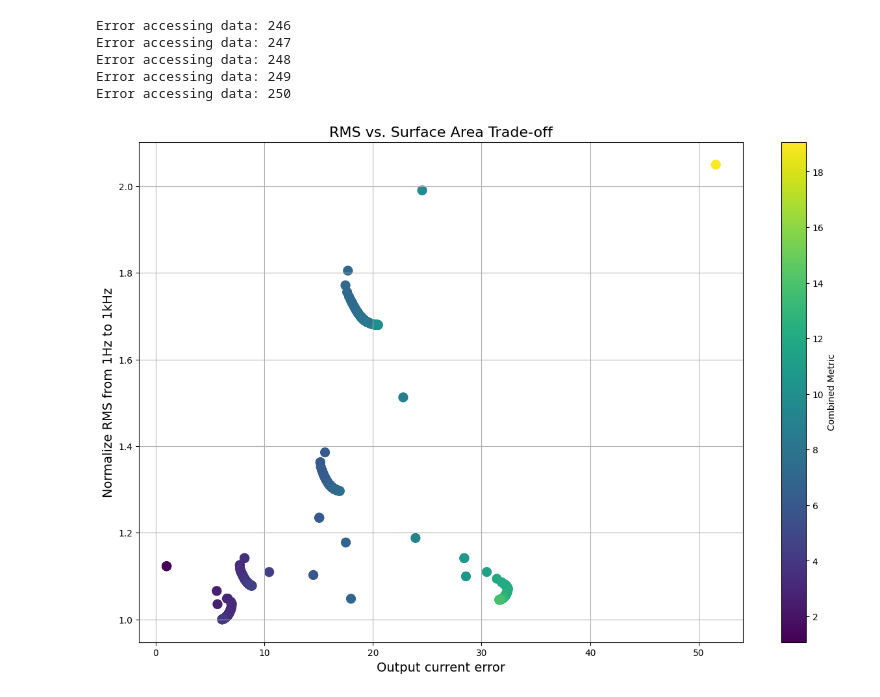
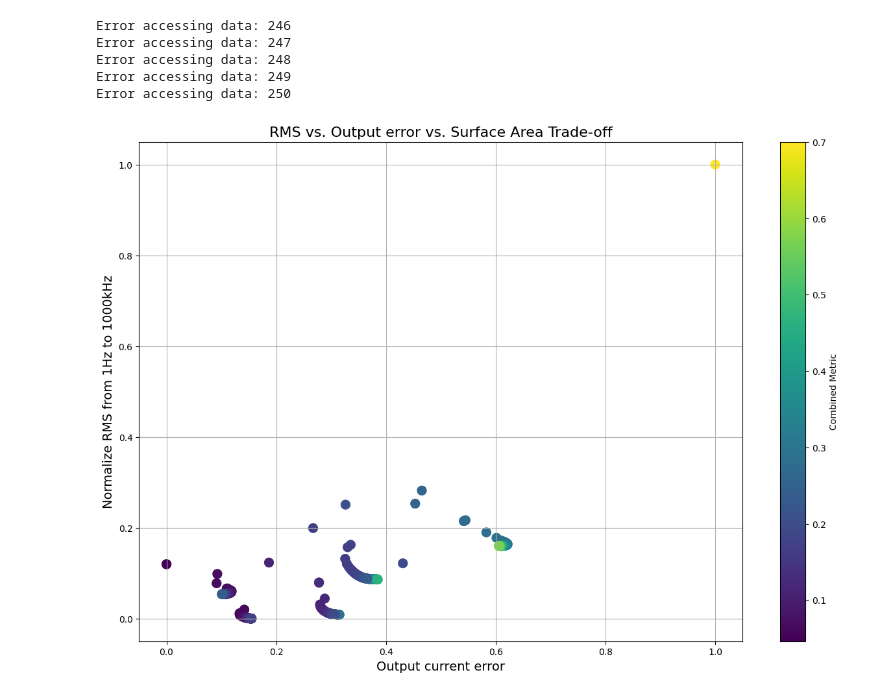
Before and after one commit to BaoTON1701/DAC_rationale-, a Jupyter notebook: ST_plot.ipynb, the cells around one changed output. Saved outputs shown, nothing was run; the diff lists cells and outputs as text; code cells hidden in the pictures.

```diff
--- a/ST_plot.ipynb
+++ b/ST_plot.ipynb
@@ -821,7 +828,7 @@ Error accessing data: 249
 Error accessing data: 250
 # %%
 # Normalize the data
-RMS = np.sqrt(RMS_11000)
+RMS = (RMS_11000)
 RMS_norm = RMS / np.min(RMS)
 # Calculate the combined metric (weighted sum)
 w1 = 0.5
@@ -855,9 +862,11 @@ plt.show()
 # Print ranked data with original index
 print("Ranked Data:")
 best_index = rank_indices[0]  # Get the original index of the best-ranked solution
-print(f"The best-ranked solution is at index: {best_index}")
 
-for i in range(len(ranked_metric)):
-    original_index = rank_indices[i]
-    print(f"Rank {i+1} (Index: {original_index}): RMS = {ranked_RMS[i]:.2e} A, normalise_RMS = {(ranked_RMS[i]/min(RMS)):.2e}, Area = {ranked_area[i]:.1f} um^2, normalised area = {(ranked_area[i]/(min(area))):.1f}")
+#un comment this to show the rank
+# print(f"The best-ranked solution is at index: {best_index}")
+
+# for i in range(len(ranked_metric)):
+#     original_index = rank_indices[i]
+#     print(f"Rank {i+1} (Index: {original_index}): RMS = {ranked_RMS[i]:.2e} A, normalise_RMS = {(ranked_RMS[i]/min(RMS)):.2e}, Area = {ranked_area[i]:.1f} um^2, normalised area = {(ranked_area[i]/(min(area))):.1f}")
 # %% [output]
@@ -905,14 +898,15 @@ plt.show()
 RMS_1_1100 = [[], [], [], [], []]
 RMS_2_1100 = [[], [], [], [], []]
 size1 = 245
-
+fmin = 1
+fmax = 100
 for i in range(5):
     for j in range(size1):
         try:
             index = 1 + i + j * 5
             # Assuming the first column (index 0) is frequency in both DataFrames
-            RMS_1_1100[i].append(integral(noise_1[0][0:200], noise_1[index][0:200]))
-            RMS_2_1100[i].append(integral(noise_2[0][0:200], noise_2[index][0:200]))
+            RMS_1_1100[i].append(find_RMS(fmin, fmax, noise_1[0][0:200], noise_1[index][0:200]))
+            RMS_2_1100[i].append(find_RMS(fmin, fmax, noise_2[0][0:200], noise_2[index][0:200]))
 
         except (IndexError, KeyError) as e:
             print(f"Error accessing data: {e}")
@@ -945,50 +939,60 @@ Error accessing data: 250
 # plt.figtext(0.5, 0.01, note , ha="center", fontsize=16, va="bottom")
 # %%
 # Normalize the data
-RMS_1100 = np.sqrt(RMS)
-RMS_norm = RMS / np.min(RMS)
+# RMS_1100 = np.sqrt(RMS)
+# RMS_norm = RMS / np.min(RMS)
 
-err = np.abs(np.abs(Iout) - 1)
-err_norm = err / np.min(err)
-# Calculate the combined metric (weighted sum)
-w1 = 0.35
-w2 = 0.35
-w3 = 0.3
+# err = np.abs(np.abs(Iout) - 1)
+# err_norm = err / np.min(err)
+# --- Improved Normalization ---
+def normalize_data(data):
+    """Normalizes data using min-max scaling to a range of 0 to 1."""
+    return (data - np.min(data)) / (np.max(data) - np.min(data))
+
+RMS_norm = normalize_data((RMS_1100))
+err_norm = normalize_data(np.abs(np.abs(Iout) - 1))
+area_norm = normalize_data(area)
+
+# --- Weighted Ranking ---
+w1 = 0.35  # Weight for RMS
+w2 = 0.35  # Weight for error
+w3 = 0.3   # Weight for area
 combined_metric = w1 * RMS_norm + w2 * err_norm + w3 * area_norm
 
+# ... (rest of the code for ranking and plotting remains the same)
 # Rank the data points (lower is better)
 rank_indices = np.argsort(combined_metric)
-ranked_RMS = RMS[rank_indices]
+ranked_RMS = RMS_1100[rank_indices]
 ranked_err = err[rank_indices]
 ranked_area = area[rank_indices]
 ranked_metric = combined_metric[rank_indices]
 
 # Scatter plot with color-coded combined metric
 plt.figure(figsize=(15,10))
 scatter = plt.scatter(err_norm, RMS_norm, c=combined_metric, cmap='viridis', s=100)
 plt.colorbar(scatter, label='Combined Metric')
 plt.xlabel('Output current error', fontsize=14)
-plt.ylabel('Normalize RMS from 1Hz to 1kHz', fontsize=14)
-plt.title('RMS vs. Surface Area Trade-off', fontsize=16)
+plt.ylabel(f'Normalize RMS from {fmin}Hz to {fmax}kHz', fontsize=14)
+plt.title('RMS vs. Output error vs. Surface Area Trade-off', fontsize=16)
 
 # # Annotate points with rank, surface area, and original index
 # for i, txt in enumerate(ranked_area):
 #     original_index = rank_indices[i]  # Get the original index
 #     # plt.annotate(f'{i+1} ({original_index})',
 #                  (RMS[original_index], noise_10MHz_norm[original_index]),
 #                  textcoords="offset points", xytext=(5,5), ha='center', fontsize=8)
 # plt.xlim(1,2)
 plt.grid(True)
 plt.show()
 
 # Print ranked data with original index
 print("Ranked Data:")
 best_index = rank_indices[0]  # Get the original index of the best-ranked solution
 print(f"The best-ranked solution is at index: {best_index}")
 
 for i in range(len(ranked_metric)):
     original_index = rank_indices[i]
-    print(f"Rank {i+1} (Index: {original_index}): RMS = {ranked_RMS[i]:.2e} A, normalise_RMS = {(ranked_RMS[i]/min(RMS)):.2e}, Area = {ranked_area[i]:.1f} um^2, normalised area = {(ranked_area[i]/(min(area))):.1f}")
+    print(f"Rank {i+1} ({Case[original_index]}, M = {M_new[original_index]}, nnpn = {n_new[original_index]}): RMS = {ranked_RMS[i]:.2e} A, Current output error =  {ranked_err[i]*100:.1f} %, Area = {ranked_area[i]:.1f} um^2")
 # %% [output]
-[figure, old version]
+[figure, new version]
 Ranked Data:
```
Also changed, not shown: parts of 20 cells of this notebook.
